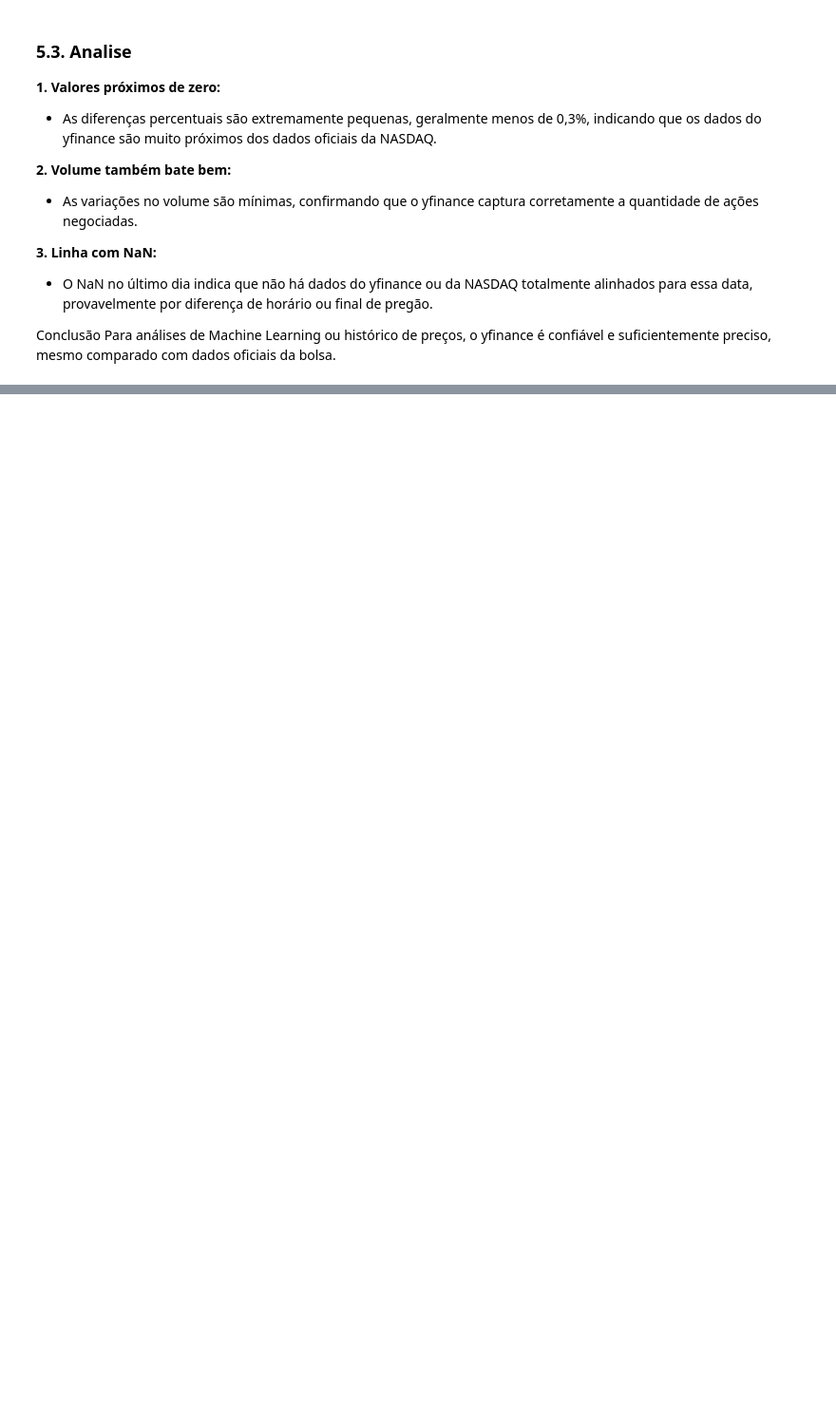
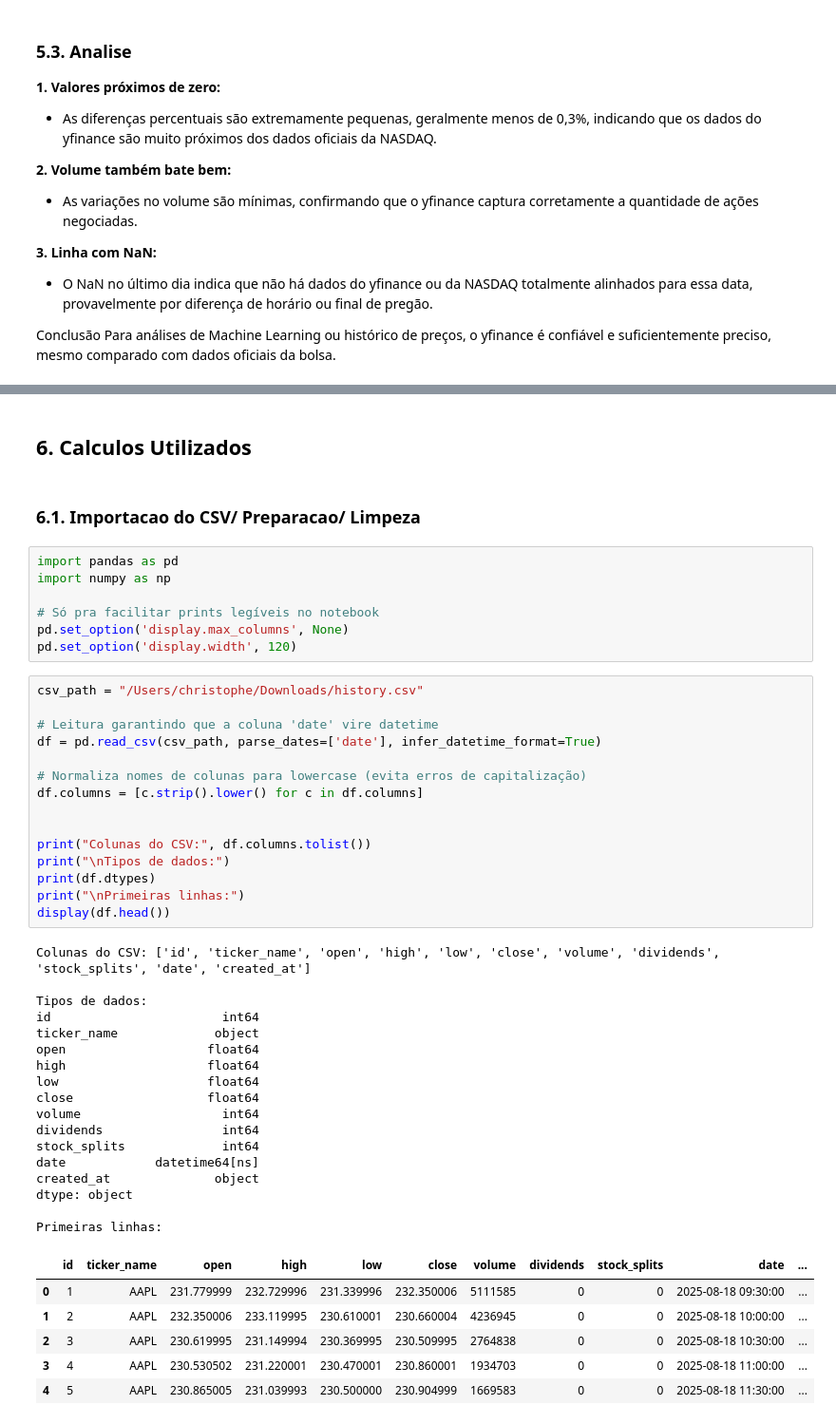
Before and after one commit to Edgar-Klewert/Relatorio-Dados-RiskVision, a Jupyter notebook: relatorio_riskvision.ipynb, the cells around one changed output, grey strips where cells are left out. Shown at 95% size. Cells and saved outputs as stored; diff of their text form; blank space fills up the shorter version.

Commit message:
Atualiza funções para cálculos com DataFrame organizado e saída melhor

```diff
--- a/relatorio_riskvision.ipynb
+++ b/relatorio_riskvision.ipynb
@@ -593,0 +593,50 @@ plt.show()
+# %% [markdown]
+## 6. Calculos Utilizados
+# %% [markdown]
+### 6.1. Importacao do CSV/ Preparacao/ Limpeza
+# %%
+import pandas as pd
+import numpy as np
+
+# Só pra facilitar prints legíveis no notebook
+pd.set_option('display.max_columns', None)
+pd.set_option('display.width', 120)
+# %%
+csv_path = "/Users/christophe/Downloads/history.csv"
+
+# Leitura garantindo que a coluna 'date' vire datetime
+df = pd.read_csv(csv_path, parse_dates=['date'], infer_datetime_format=True)
+
+# Normaliza nomes de colunas para lowercase (evita erros de capitalização)
+df.columns = [c.strip().lower() for c in df.columns]
+
+
+print("Colunas do CSV:", df.columns.tolist())
+print("\nTipos de dados:")
+print(df.dtypes)
+print("\nPrimeiras linhas:")
+display(df.head())
+# %% [output]
+Colunas do CSV: ['id', 'ticker_name', 'open', 'high', 'low', 'close', 'volume', 'dividends', 'stock_splits', 'date', 'created_at']
+
+Tipos de dados:
+id                       int64
+ticker_name             object
+open                   float64
+high                   float64
+low                    float64
+close                  float64
+volume                   int64
+dividends                int64
+stock_splits             int64
+date            datetime64[ns]
+created_at              object
+dtype: object
+
+Primeiras linhas:
+|  | id | ticker_name | open | high | low | close | volume | dividends | stock_splits | date | ... |
+| 0 | 1 | AAPL | 231.779999 | 232.729996 | 231.339996 | 232.350006 | 5111585 | 0 | 0 | 2025-08-18 09:30:00 | ... |
+| 1 | 2 | AAPL | 232.350006 | 233.119995 | 230.610001 | 230.660004 | 4236945 | 0 | 0 | 2025-08-18 10:00:00 | ... |
+| 2 | 3 | AAPL | 230.619995 | 231.149994 | 230.369995 | 230.509995 | 2764838 | 0 | 0 | 2025-08-18 10:30:00 | ... |
+| 3 | 4 | AAPL | 230.530502 | 231.220001 | 230.470001 | 230.860001 | 1934703 | 0 | 0 | 2025-08-18 11:00:00 | ... |
+| 4 | 5 | AAPL | 230.865005 | 231.039993 | 230.500000 | 230.904999 | 1669583 | 0 | 0 | 2025-08-18 11:30:00 | ... |
```
Also changed, not shown: parts of 55 cells of this notebook.
